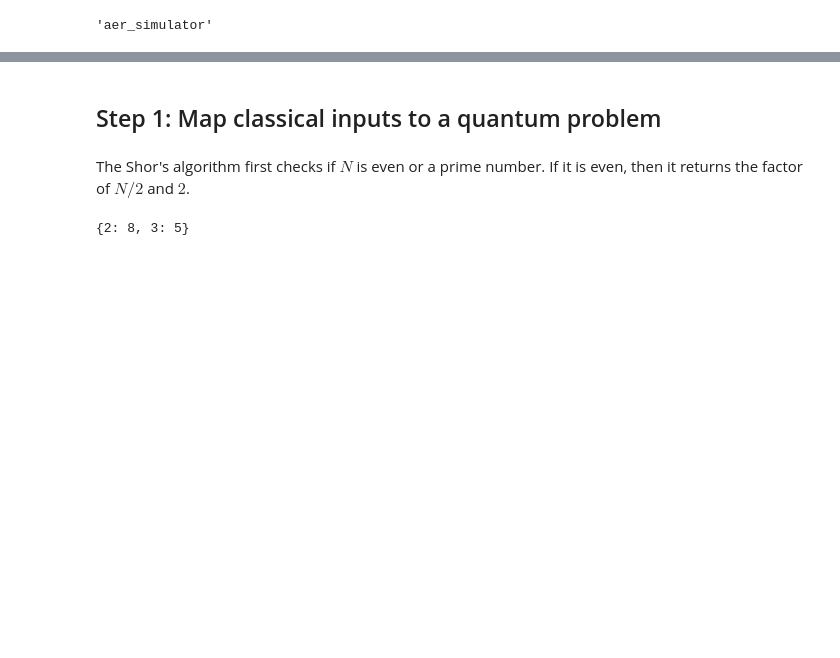
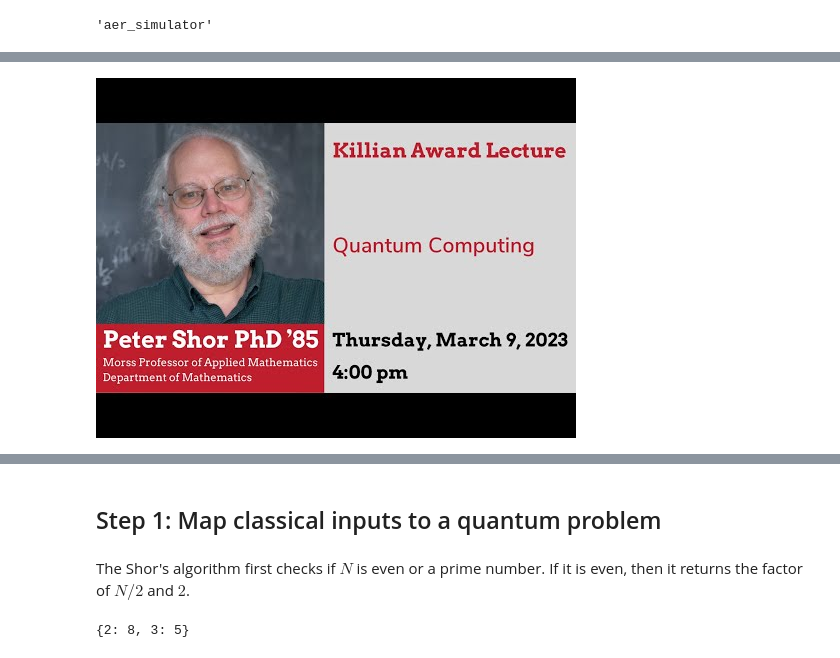
Before and after one commit to Nihar-Shah2001/Quantum_Computing_Notes, a Jupyter notebook: Notes/codes/Shor's algorithm.ipynb, the cells around one changed output, grey strips where cells are left out. Drawn from its saved outputs; the diff is of its cells as text; code cells hidden in the pictures; blank space fills up the shorter version.

```diff
--- a/Notes/codes/Shor's algorithm.ipynb
+++ b/Notes/codes/Shor's algorithm.ipynb
@@ -50,0 +85,4 @@ a=np.random.randint(1,N)
+# %%
+YouTubeVideo('d_5u2qdKoUU')
+# %% [output]
+[figure, added]
```
Also changed, not shown: parts of 21 cells of this notebook, 2 other files.
